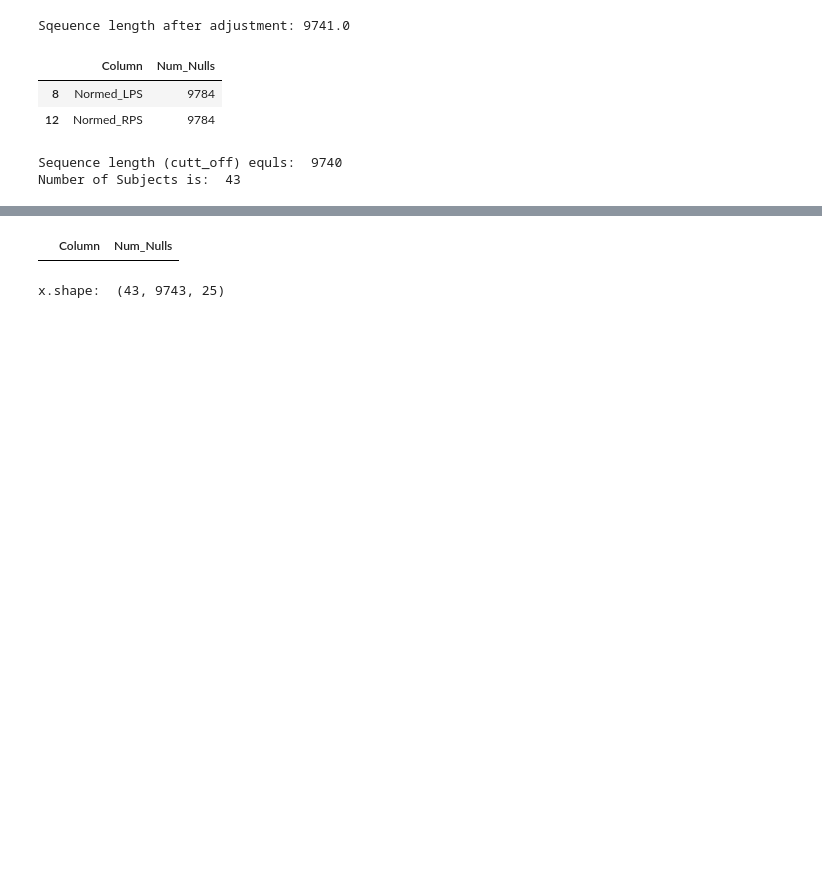
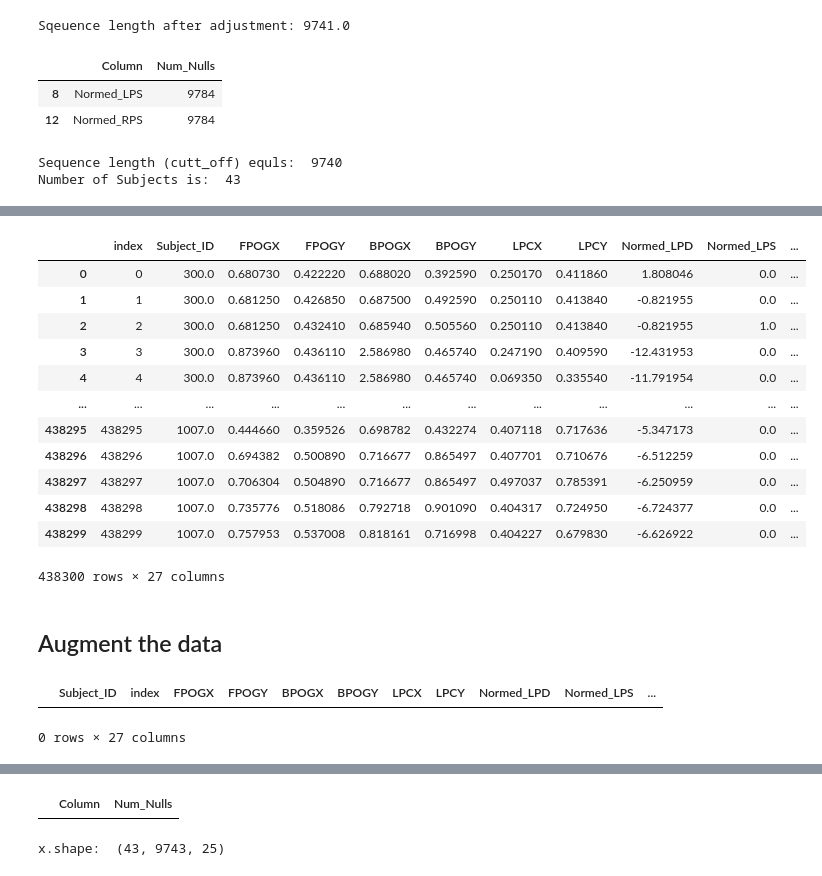
Before and after one commit to zandvakiliramin/Biometric_Peoject, a Jupyter notebook: Analysis_V5_DumbTo_Analysis.ipynb, the cells around one changed output, grey strips where cells are left out. Drawn from its saved outputs; the diff is of its cells as text; code cells hidden in the pictures; blank space fills up the shorter version.

```diff
--- a/Analysis_V5_DumbTo_Analysis.ipynb
+++ b/Analysis_V5_DumbTo_Analysis.ipynb
@@ -318,0 +385,2 @@ sub_DumbTo = sub_DumbTo.drop(columns=['Subject_ID'])
+# %%
+x_train_df = sub_DumbTo.iloc[:37*cut_off]
@@ -318,0 +389,23 @@ sub_DumbTo = sub_DumbTo.drop(columns=['Subject_ID'])
+# %%
+x_train_df = x_train_df.drop(columns=["index"])
+# %%
+x_train_df_tot = x_train_df.append(x_added_df)
+x_train_df_tot = x_train_df_tot.reset_index().drop(columns=["index"]).reset_index()
+# %%
+x_train_df_tot
+# %% [output]
+|  | index | Subject_ID | FPOGX | FPOGY | BPOGX | BPOGY | LPCX | LPCY | Normed_LPD | Normed_LPS | ... |
+| 0 | 0 | 300.0 | 0.680730 | 0.422220 | 0.688020 | 0.392590 | 0.250170 | 0.411860 | 1.808046 | 0.0 | ... |
+| 1 | 1 | 300.0 | 0.681250 | 0.426850 | 0.687500 | 0.492590 | 0.250110 | 0.413840 | -0.821955 | 0.0 | ... |
+| 2 | 2 | 300.0 | 0.681250 | 0.432410 | 0.685940 | 0.505560 | 0.250110 | 0.413840 | -0.821955 | 1.0 | ... |
+| 3 | 3 | 300.0 | 0.873960 | 0.436110 | 2.586980 | 0.465740 | 0.247190 | 0.409590 | -12.431953 | 0.0 | ... |
+| 4 | 4 | 300.0 | 0.873960 | 0.436110 | 2.586980 | 0.465740 | 0.069350 | 0.335540 | -11.791954 | 0.0 | ... |
+| ... | ... | ... | ... | ... | ... | ... | ... | ... | ... | ... | ... |
+| 438295 | 438295 | 1007.0 | 0.444660 | 0.359526 | 0.698782 | 0.432274 | 0.407118 | 0.717636 | -5.347173 | 0.0 | ... |
+| 438296 | 438296 | 1007.0 | 0.694382 | 0.500890 | 0.716677 | 0.865497 | 0.407701 | 0.710676 | -6.512259 | 0.0 | ... |
+| 438297 | 438297 | 1007.0 | 0.706304 | 0.504890 | 0.716677 | 0.865497 | 0.497037 | 0.785391 | -6.250959 | 0.0 | ... |
+| 438298 | 438298 | 1007.0 | 0.735776 | 0.518086 | 0.792718 | 0.901090 | 0.404317 | 0.724950 | -6.724377 | 0.0 | ... |
+| 438299 | 438299 | 1007.0 | 0.757953 | 0.537008 | 0.818161 | 0.716998 | 0.404227 | 0.679830 | -6.626922 | 0.0 | ... |
+438300 rows × 27 columns
+# %% [markdown]
+## Augment the data
@@ -318,0 +416,5 @@ sub_DumbTo = sub_DumbTo.drop(columns=['Subject_ID'])
+# %%
+data_divided
+# %% [output]
+|  | Subject_ID | index | FPOGX | FPOGY | BPOGX | BPOGY | LPCX | LPCY | Normed_LPD | Normed_LPS | ... |
+0 rows × 27 columns
```
Also changed, not shown: parts of 102 cells of this notebook, 4 other files.
